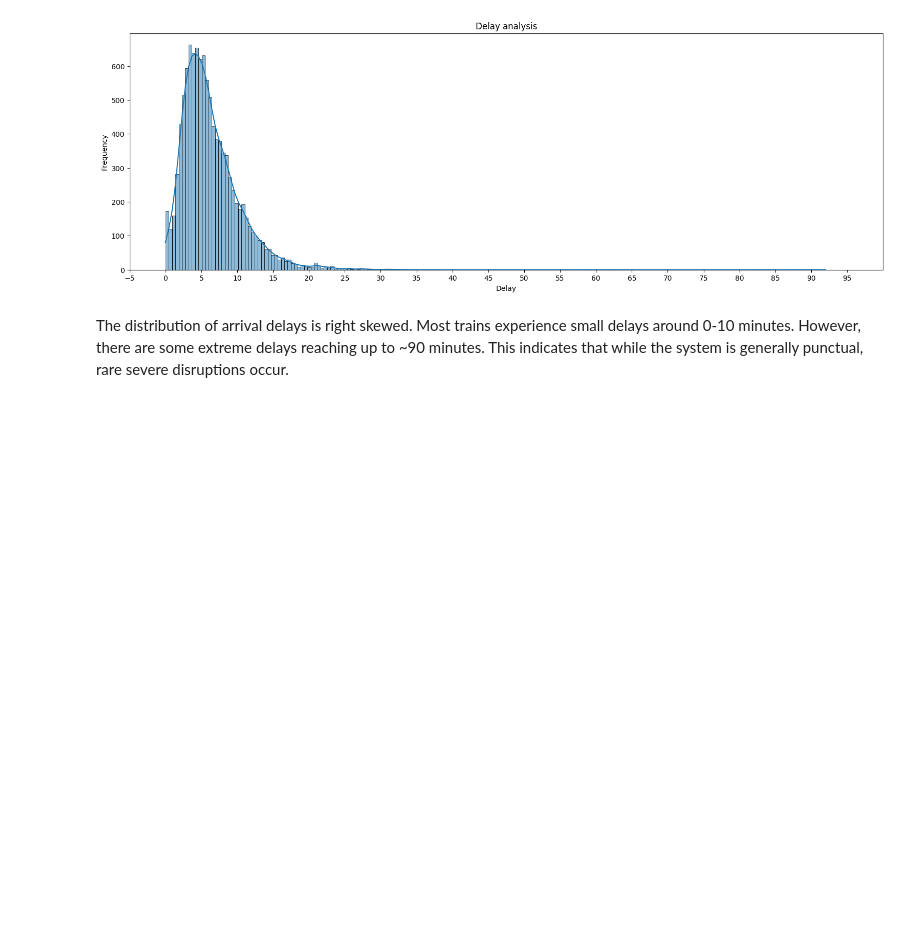
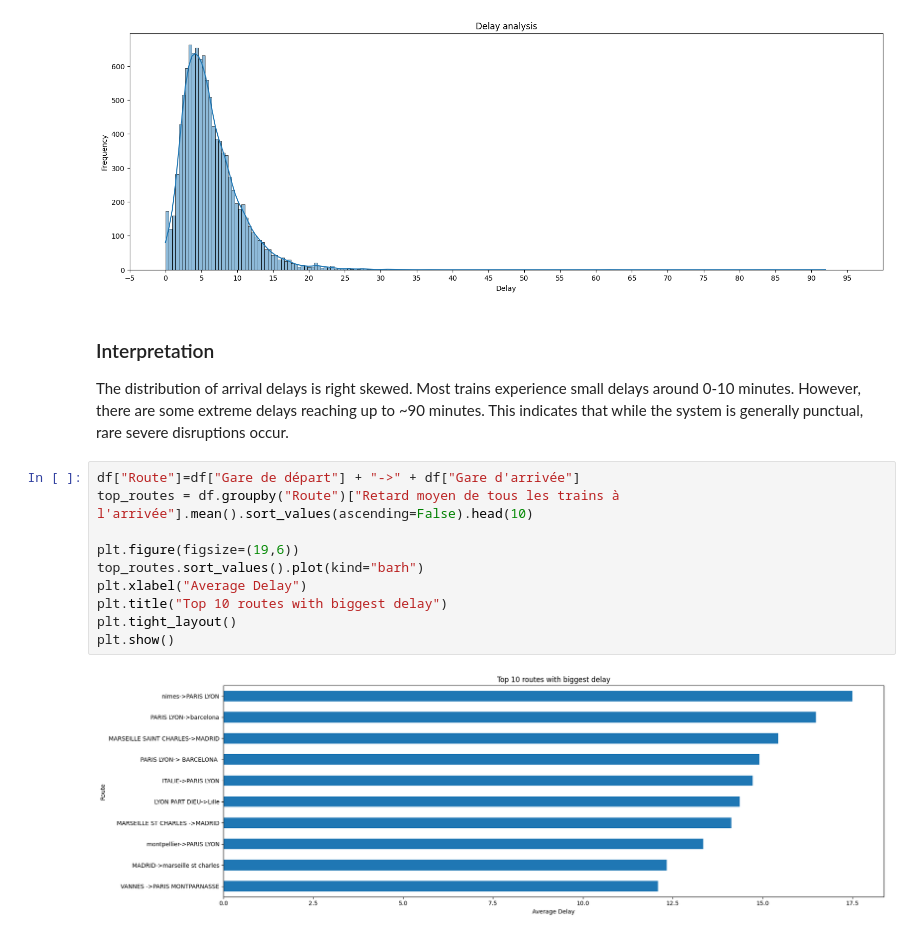
Before and after one commit to AlexandrG1209/tardis, a Jupyter notebook: tardis_eda.ipynb, the cells around one changed output. Cells and saved outputs as stored; diff of their text form; blank space fills up the shorter version.

```diff
--- a/tardis_eda.ipynb
+++ b/tardis_eda.ipynb
@@ -215,7 +215,20 @@ plt.show()
 # %% [output]
 [figure]
 # %% [markdown]
+### Interpretation
 The distribution of arrival delays is right skewed.
 Most trains experience small delays around 0-10 minutes.
 However, there are some extreme delays reaching up to ~90 minutes.
 This indicates that while the system is generally punctual, rare severe disruptions occur.
+# %%
+df["Route"]=df["Gare de départ"] + "->" + df["Gare d'arrivée"]
+top_routes = df.groupby("Route")["Retard moyen de tous les trains à l'arrivée"].mean().sort_values(ascending=False).head(10)
+
+plt.figure(figsize=(19,6))
+top_routes.sort_values().plot(kind="barh")
+plt.xlabel("Average Delay")
+plt.title("Top 10 routes with biggest delay")
+plt.tight_layout()
+plt.show()
+# %% [output]
+[figure, added]
```
Also changed, not shown: parts of 2 cells of this notebook.
